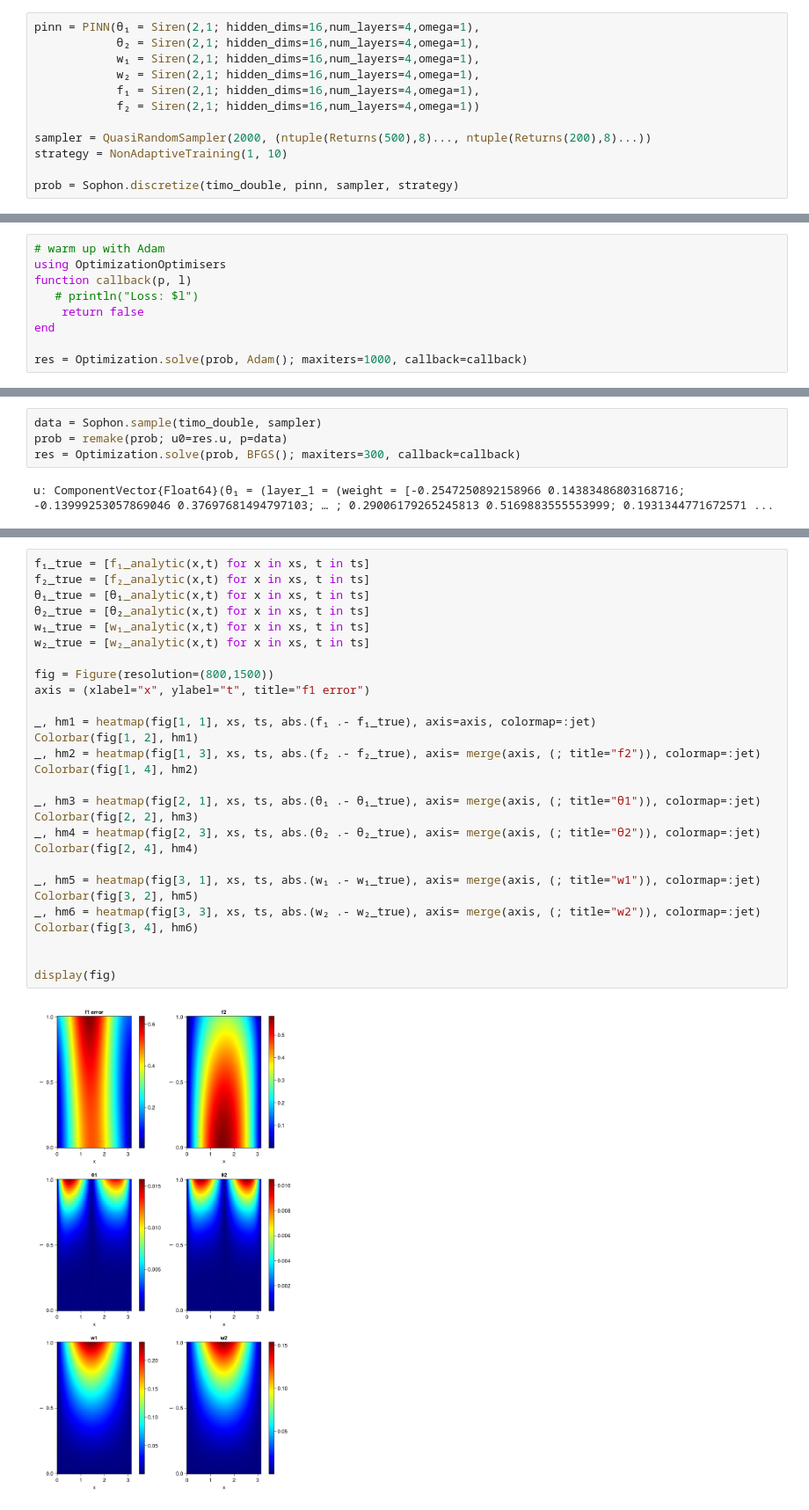
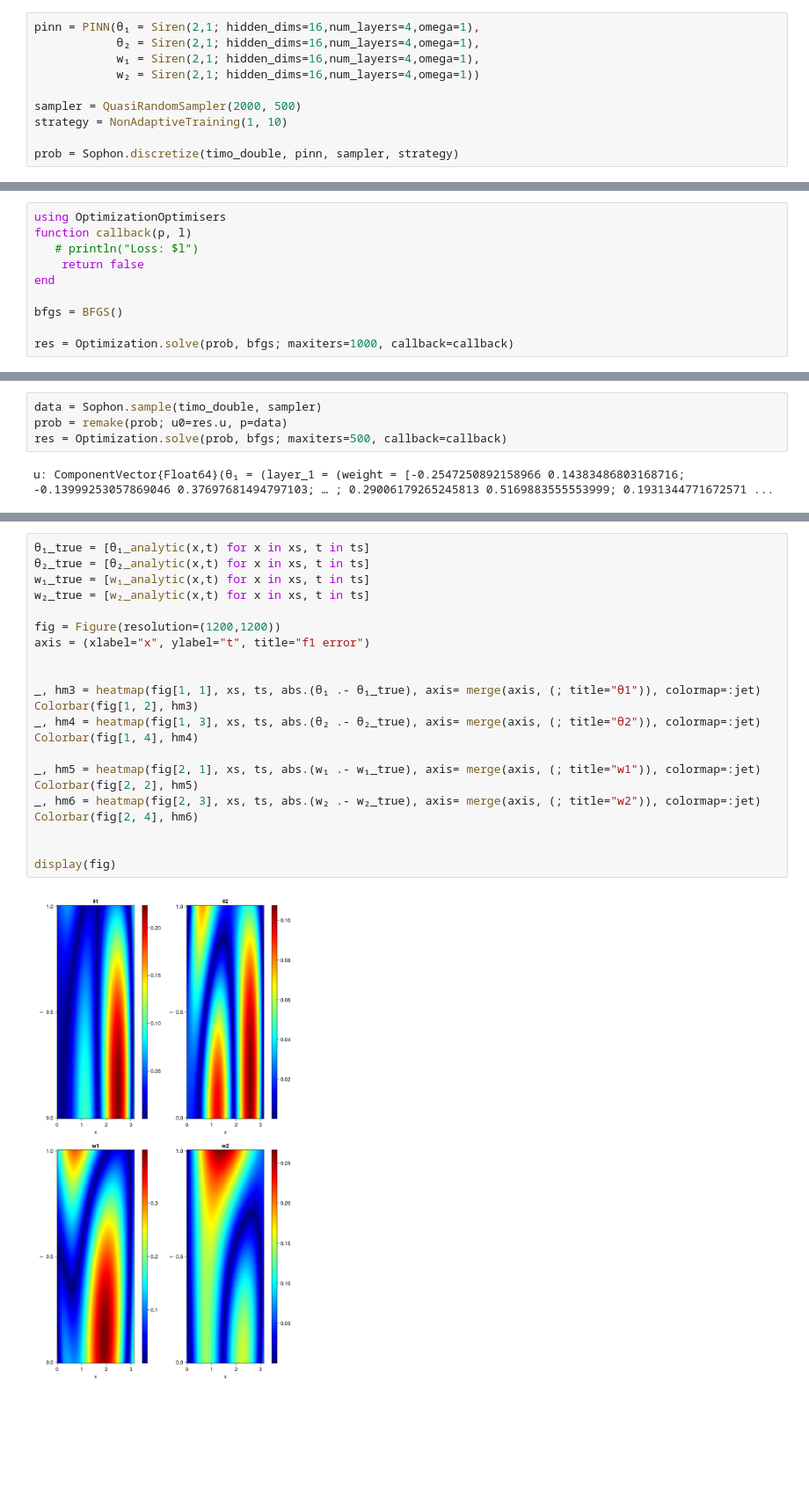
Before and after one commit to YichengDWu/Sophon-Examples, a Jupyter notebook: Timoshenko_double_forward.ipynb, the cells around one changed output, grey strips where cells are left out. Shown at 88% size. Drawn from its saved outputs; the diff is of its cells as text; blank space fills up the shorter version.

```diff
--- a/Timoshenko_double_forward.ipynb
+++ b/Timoshenko_double_forward.ipynb
@@ -46,11 +54,9 @@ domains = [x ∈ Interval(0.0, π),
 pinn = PINN(θ₁ = Siren(2,1; hidden_dims=16,num_layers=4,omega=1),
             θ₂ = Siren(2,1; hidden_dims=16,num_layers=4,omega=1),
             w₁ = Siren(2,1; hidden_dims=16,num_layers=4,omega=1),
-            w₂ = Siren(2,1; hidden_dims=16,num_layers=4,omega=1),
-            f₁ = Siren(2,1; hidden_dims=16,num_layers=4,omega=1),
-            f₂ = Siren(2,1; hidden_dims=16,num_layers=4,omega=1))
+            w₂ = Siren(2,1; hidden_dims=16,num_layers=4,omega=1))
 
-sampler = QuasiRandomSampler(2000, (ntuple(Returns(500),8)..., ntuple(Returns(200),8)...))
+sampler = QuasiRandomSampler(2000, 500)
 strategy = NonAdaptiveTraining(1, 10)
 
 prob = Sophon.discretize(timo_double, pinn, sampler, strategy)
@@ -60,9 +66,10 @@ u0: ComponentVector{Float64}(θ₁ = (layer_1 = (weight = [0.12068045139312744 0
 # %%
-# warm up with Adam
 using OptimizationOptimisers
 function callback(p, l)
    # println("Loss: $l")
     return false
 end
 
-res = Optimization.solve(prob, Adam(); maxiters=1000, callback=callback)
+bfgs = BFGS()
+
+res = Optimization.solve(prob, bfgs; maxiters=1000, callback=callback)
@@ -75,7 +78,7 @@ res.objective
 # %%
 data = Sophon.sample(timo_double, sampler)
 prob = remake(prob; u0=res.u, p=data)
-res = Optimization.solve(prob, BFGS(); maxiters=300, callback=callback)
+res = Optimization.solve(prob, bfgs; maxiters=500, callback=callback)
 # %% [output]
 u: ComponentVector{Float64}(θ₁ = (layer_1 = (weight = [-0.2547250892158966 0.14383486803168716; -0.13999253057869046 0.37697681494797103; … ; 0.29006179265245813 0.5169883555553999; 0.1931344771672571 ...
 # %%
@@ -120,32 +117,26 @@ w₂_analytic(x,t) = sin(x)*cos(t)
 # %% [output]
 w₂_analytic (generic function with 1 method)
 # %%
-f₁_true = [f₁_analytic(x,t) for x in xs, t in ts]
-f₂_true = [f₂_analytic(x,t) for x in xs, t in ts]
 θ₁_true = [θ₁_analytic(x,t) for x in xs, t in ts]
 θ₂_true = [θ₂_analytic(x,t) for x in xs, t in ts]
 w₁_true = [w₁_analytic(x,t) for x in xs, t in ts]
 w₂_true = [w₂_analytic(x,t) for x in xs, t in ts]
 
-fig = Figure(resolution=(800,1500))
+fig = Figure(resolution=(1200,1200))
 axis = (xlabel="x", ylabel="t", title="f1 error")
 
-_, hm1 = heatmap(fig[1, 1], xs, ts, abs.(f₁ .- f₁_true), axis=axis, colormap=:jet)
-Colorbar(fig[1, 2], hm1)
-_, hm2 = heatmap(fig[1, 3], xs, ts, abs.(f₂ .- f₂_true), axis= merge(axis, (; title="f2")), colormap=:jet)
-Colorbar(fig[1, 4], hm2)
 
-_, hm3 = heatmap(fig[2, 1], xs, ts, abs.(θ₁ .- θ₁_true), axis= merge(axis, (; title="θ1")), colormap=:jet)
-Colorbar(fig[2, 2], hm3)
-_, hm4 = heatmap(fig[2, 3], xs, ts, abs.(θ₂ .- θ₂_true), axis= merge(axis, (; title="θ2")), colormap=:jet)
-Colorbar(fig[2, 4], hm4)
+_, hm3 = heatmap(fig[1, 1], xs, ts, abs.(θ₁ .- θ₁_true), axis= merge(axis, (; title="θ1")), colormap=:jet)
+Colorbar(fig[1, 2], hm3)
+_, hm4 = heatmap(fig[1, 3], xs, ts, abs.(θ₂ .- θ₂_true), axis= merge(axis, (; title="θ2")), colormap=:jet)
+Colorbar(fig[1, 4], hm4)
 
-_, hm5 = heatmap(fig[3, 1], xs, ts, abs.(w₁ .- w₁_true), axis= merge(axis, (; title="w1")), colormap=:jet)
-Colorbar(fig[3, 2], hm5)
-_, hm6 = heatmap(fig[3, 3], xs, ts, abs.(w₂ .- w₂_true), axis= merge(axis, (; title="w2")), colormap=:jet)
-Colorbar(fig[3, 4], hm6)
+_, hm5 = heatmap(fig[2, 1], xs, ts, abs.(w₁ .- w₁_true), axis= merge(axis, (; title="w1")), colormap=:jet)
+Colorbar(fig[2, 2], hm5)
+_, hm6 = heatmap(fig[2, 3], xs, ts, abs.(w₂ .- w₂_true), axis= merge(axis, (; title="w2")), colormap=:jet)
+Colorbar(fig[2, 4], hm6)
 
 
 display(fig)
 # %% [output]
-[figure, old version]
+[figure, new version]
```
Also changed, not shown: parts of 6 cells of this notebook.
